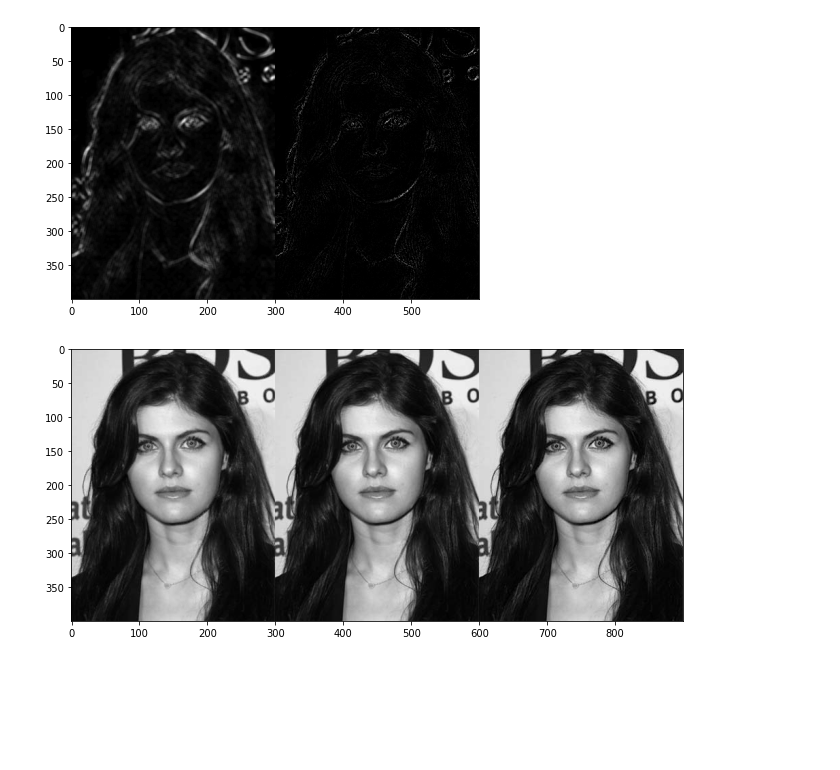
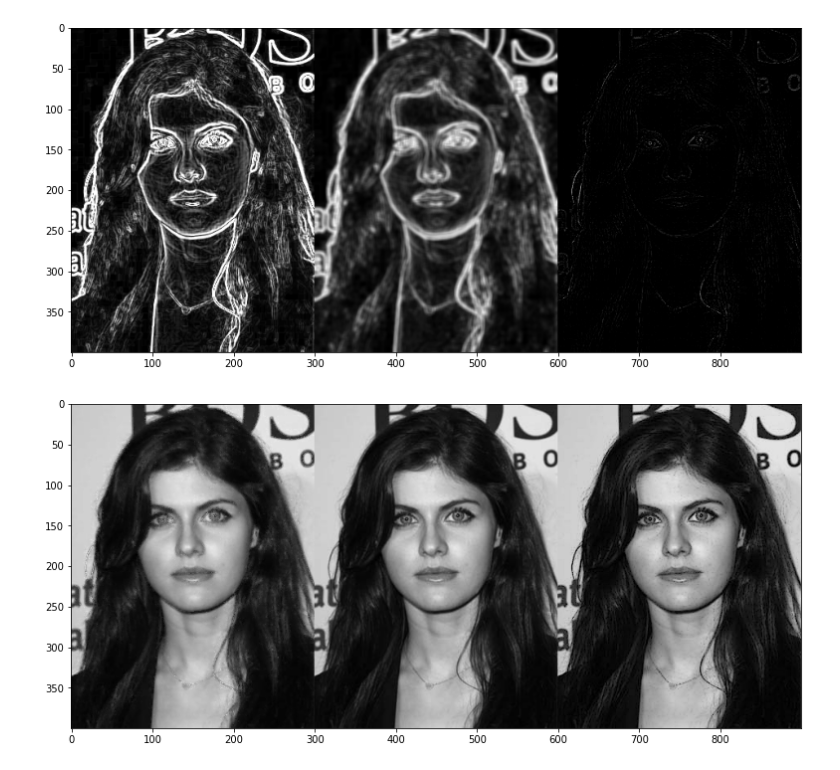
Before and after one commit to kavin-du/Image-Sharpening-Operators, a Jupyter notebook: e16057.ipynb, the cells around one changed output. Drawn from its saved outputs; the diff is of its cells as text; code cells hidden in the pictures; blank space fills up the shorter version.

```diff
--- a/e16057.ipynb
+++ b/e16057.ipynb
@@ -50,26 +69,29 @@ def robertCross(img):
             newimg[row][col] = 255 if val > 255 else 0 if val < 0 else math.ceil(val)
     return newimg
 # %%
+""" function for Sobel operator """
 def sobelOperator(img):
+    # kernal for horizontal direction
     kx = np.array([ [-1, 0, 1],
                     [-2, 0, 2],
                     [-1, 0, 1]])
 
+    # kernal for vertical direction
     ky = np.array([ [-1,-2,-1],
                     [0, 0, 0],
                     [1, 2, 1]])
 
     newimg = np.zeros(img.shape, dtype='uint8')
-    kernal_size = kx.shape[0]
-    padImg = np.pad(img, pad_width=kernal_size//2, mode='edge') # borders padded with zero
+    kernel_size = kx.shape[0]
+    padImg = np.pad(img, pad_width=kernel_size//2, mode='edge') # border replicated
 
     for row in range(img.shape[0]):
         for col in range(img.shape[1]):
-            extracted = padImg[row:row+kernal_size, col: col+kernal_size]
+            extracted = padImg[row:row+kernel_size, col: col+kernel_size]
             temp1 = int(np.sum(extracted * kx))
             temp2 = int(np.sum(extracted * ky))
-            val = abs(temp1) + abs(temp2) # !!!!!!!!!!!
-            # val = math.sqrt((temp1**2) + (temp2**2))
+            # val = math.sqrt((temp1**2) + (temp2**2)) # theoretical value
+            val = abs(temp1) + abs(temp2)
             # rounding off values to 8bit integers
             newimg[row][col] = 255 if val > 255 else 0 if val < 0 else math.ceil(val)
     return newimg
@@ -139,13 +138,23 @@ if __name__ == '__main__':
-# %%
-    avgSob = cv2.blur(sobfilter, (5,5)) # applying a 5x5 averaging filter
-    # showImage(cv2.hconcat([lap3, avgSob]), 10, 5)
-    res1 = cv2.bitwise_and(avgSob, lap3)
-    showImage(cv2.hconcat([avgSob, res1]), 10, 5)
-
-    added = cv2.add(girl2, res1)
-    subd = cv2.subtract(girl2, res1)
-    showImage(cv2.hconcat([added,girl2, subd]), 15, 5)
-# %% [output]
-[figure, removed]
-[figure, removed]
+# %%
+    # 2.4 applying sobel filter
+    sobfilter = sobelOperator(girl2)
+
+    # 2.5 smooth sobel image using a 5x5 averaging filter
+    smoothSob = cv2.blur(sobfilter, (5,5))
+
+    # 2.6 masking laplacian with smoothed sobel filter
+    masked = cv2.bitwise_and(smoothSob, lap3)
+
+    showImage(cv2.hconcat([sobfilter, smoothSob, masked]), 18, 6)
+# %% [output]
+[figure, added]
+# %%
+    # 2.7 add masked with original
+    added = cv2.add(girl2, masked)
+    # subtract masked from original
+    subd = cv2.subtract(girl2, masked)
+    # results
+    showImage(cv2.hconcat([added,girl2, subd]), 18, 6)
+# %% [output]
+[figure, added]
 # %%
```
Also changed, not shown: parts of 18 cells of this notebook, 5 other files.
